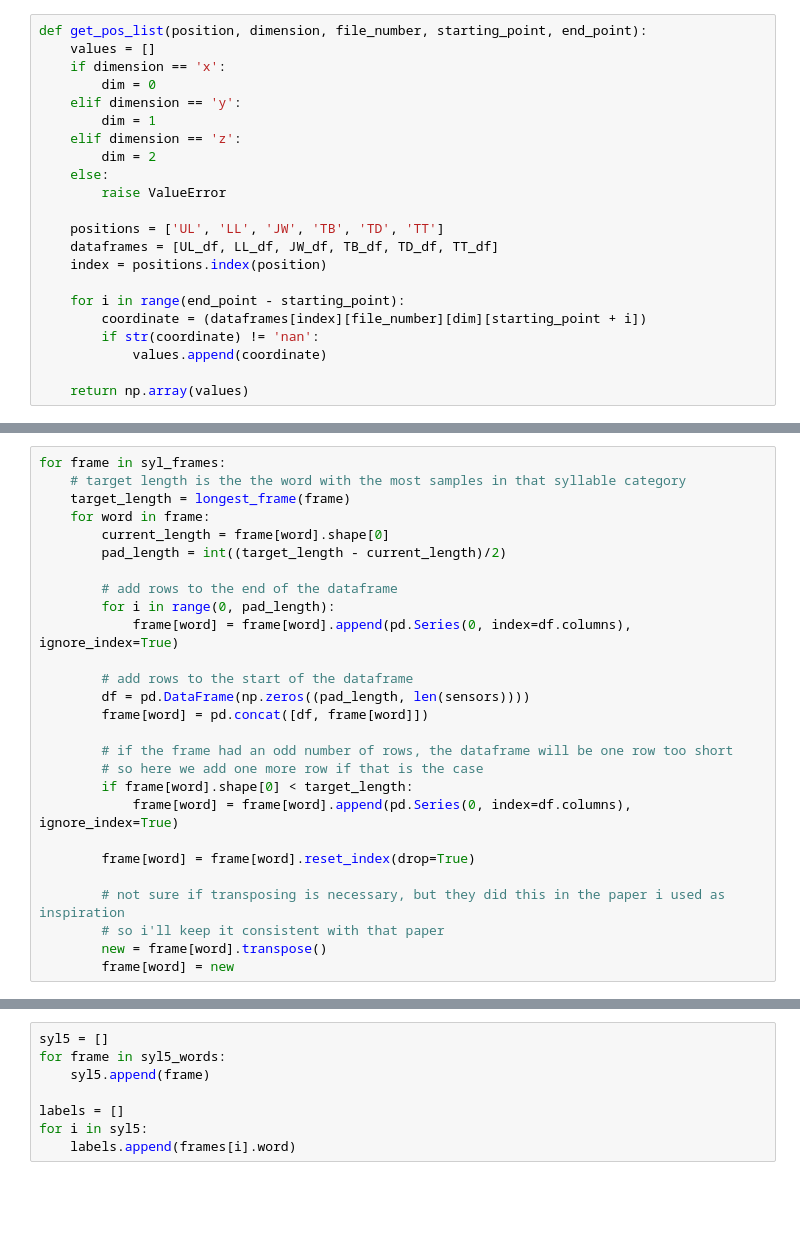
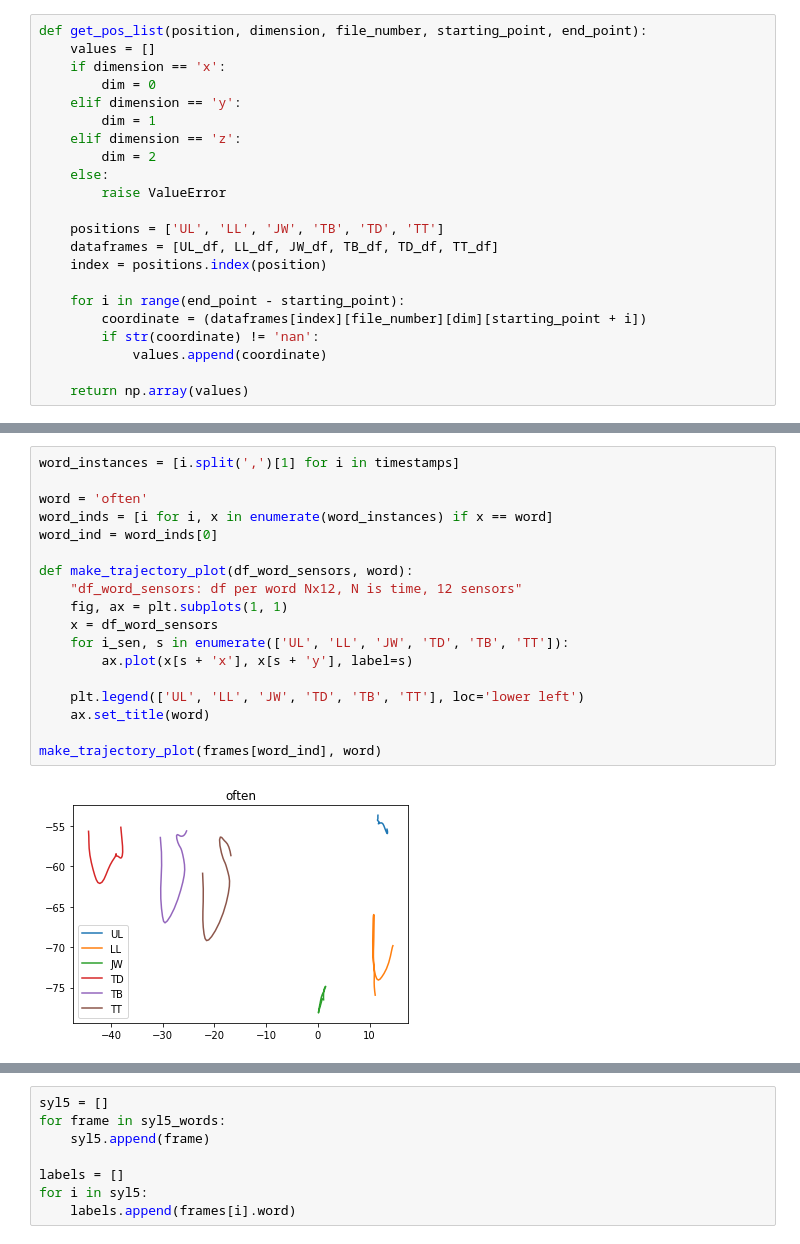
Before and after one commit to evankemmer/UMCUproject, a Jupyter notebook: trying some stuff.ipynb, the cells around one changed output, grey strips where cells are left out. Saved outputs shown, nothing was run; the diff lists cells and outputs as text; blank space fills up the shorter version.

```diff
--- a/trying some stuff.ipynb
+++ b/trying some stuff.ipynb
@@ -145,27 +117,20 @@ for i in range(1, len(syl_frames)+1):
-# %%
-for frame in syl_frames:
-    # target length is the the word with the most samples in that syllable category
-    target_length = longest_frame(frame)
-    for word in frame:
-        current_length = frame[word].shape[0]
-        pad_length = int((target_length - current_length)/2)
-
-        # add rows to the end of the dataframe
-        for i in range(0, pad_length):
-            frame[word] = frame[word].append(pd.Series(0, index=df.columns), ignore_index=True)
-
-        # add rows to the start of the dataframe
-        df = pd.DataFrame(np.zeros((pad_length, len(sensors))))
-        frame[word] = pd.concat([df, frame[word]])
-
-        # if the frame had an odd number of rows, the dataframe will be one row too short
-        # so here we add one more row if that is the case
-        if frame[word].shape[0] < target_length:
-            frame[word] = frame[word].append(pd.Series(0, index=df.columns), ignore_index=True)
-
-        frame[word] = frame[word].reset_index(drop=True)
-
-        # not sure if transposing is necessary, but they did this in the paper i used as inspiration
-        # so i'll keep it consistent with that paper
-        new = frame[word].transpose()
-        frame[word] = new
+# %%
+word_instances = [i.split(',')[1] for i in timestamps]
+
+word = 'often'
+word_inds = [i for i, x in enumerate(word_instances) if x == word]
+word_ind = word_inds[0]
+
+def make_trajectory_plot(df_word_sensors, word):
+    "df_word_sensors: df per word Nx12, N is time, 12 sensors"
+    fig, ax = plt.subplots(1, 1)
+    x = df_word_sensors
+    for i_sen, s in enumerate(['UL', 'LL', 'JW', 'TD', 'TB', 'TT']):
+        ax.plot(x[s + 'x'], x[s + 'y'], label=s)
+
+    plt.legend(['UL', 'LL', 'JW', 'TD', 'TB', 'TT'], loc='lower left')
+    ax.set_title(word)
+
+make_trajectory_plot(frames[word_ind], word)
+# %% [output]
+[figure, added]
```
Also changed, not shown: parts of 16 cells of this notebook.
